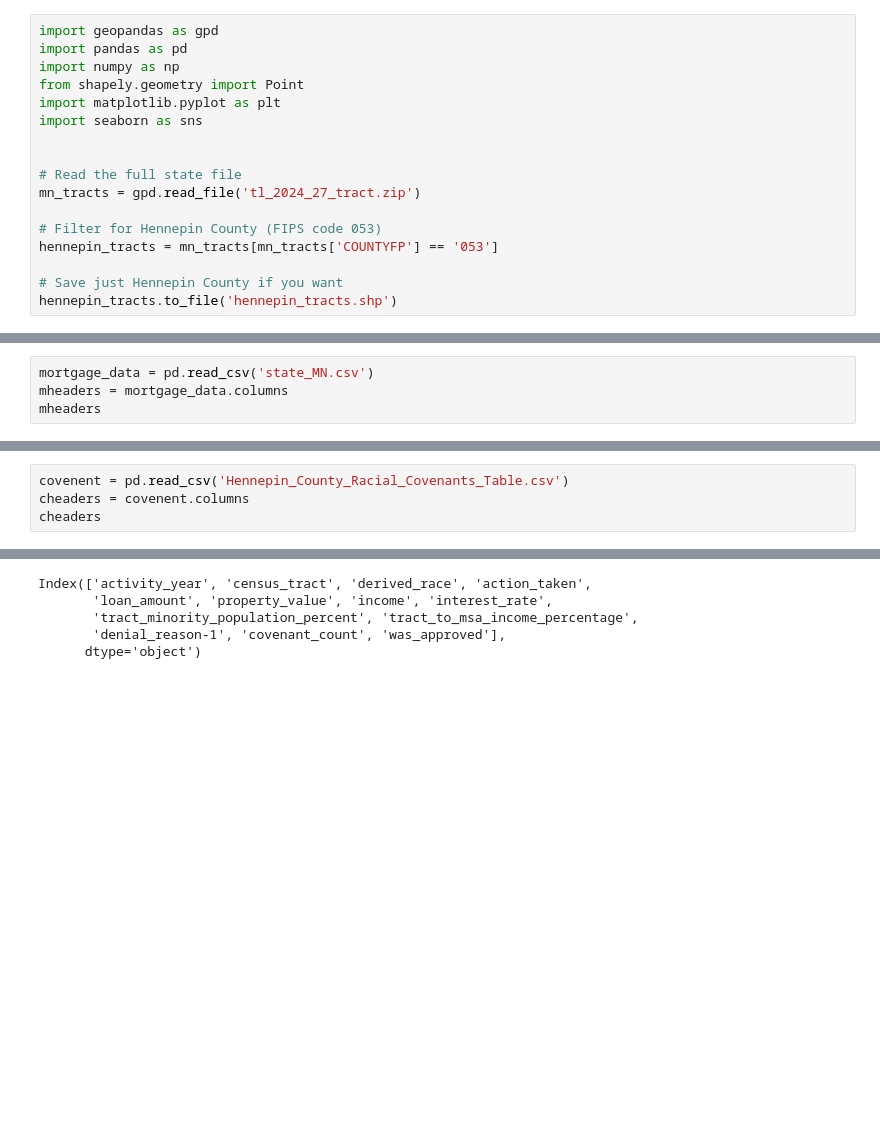
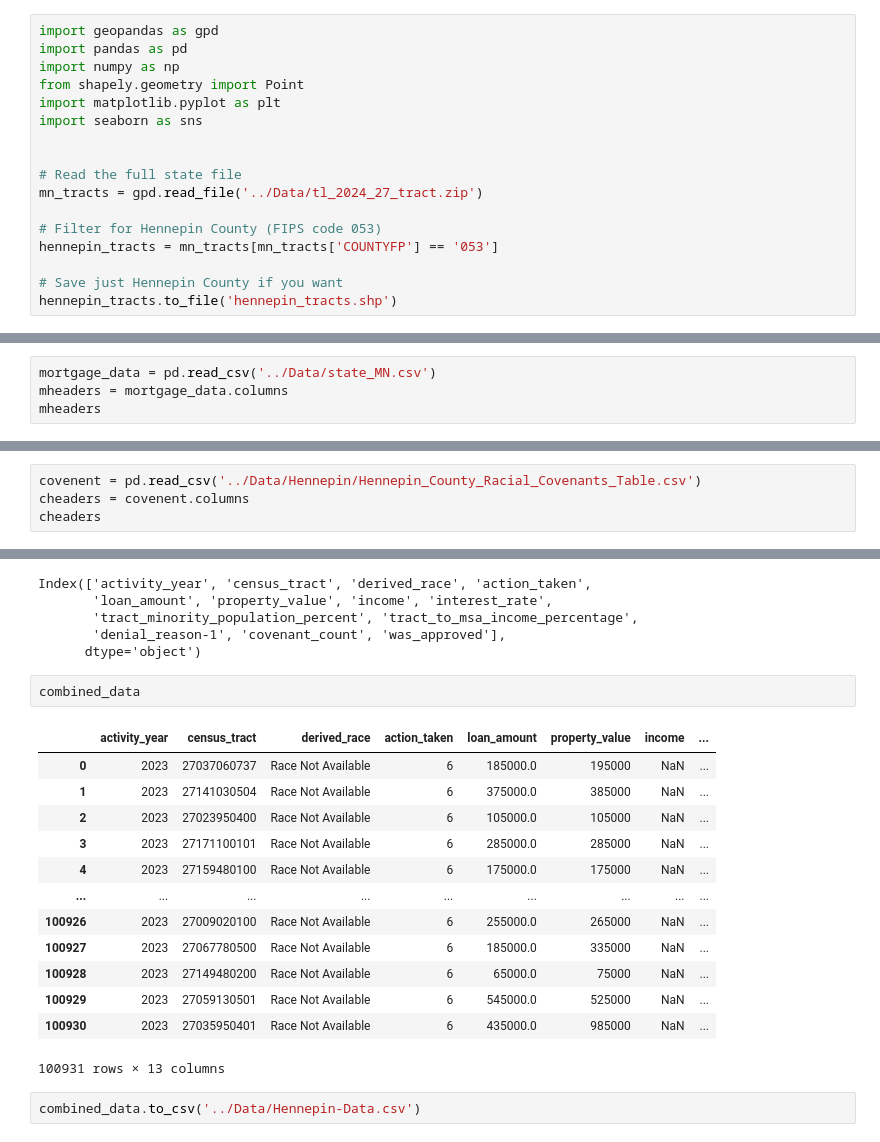
Before and after one commit to IMOsbo/DATA6550-Housing-Bias, a Jupyter notebook: Code/housing-data-student-notebook.ipynb, the cells around one changed output, grey strips where cells are left out. Cells and saved outputs as stored; diff of their text form; blank space fills up the shorter version.

Commit message:
Added Data Files and ran Notebook

```diff
--- a/Code/housing-data-student-notebook.ipynb
+++ b/Code/housing-data-student-notebook.ipynb
@@ -291,7 +291,7 @@ import seaborn as sns
 
 
 # Read the full state file
-mn_tracts = gpd.read_file('tl_2024_27_tract.zip')
+mn_tracts = gpd.read_file('../Data/tl_2024_27_tract.zip')
 
 # Filter for Hennepin County (FIPS code 053)
 hennepin_tracts = mn_tracts[mn_tracts['COUNTYFP'] == '053']
@@ -309,7 +307,7 @@ We now reading the mortgage data for Minnesota in 2023.
 
 Data is available back to 2018.
 # %%
-mortgage_data = pd.read_csv('state_MN.csv')
+mortgage_data = pd.read_csv('../Data/state_MN.csv')
 mheaders = mortgage_data.columns
 mheaders
 # %% [output]
@@ -345,7 +343,7 @@ This is loan_purpose == 1
 # filter by loan_purpose = 1 (home purchase)
 mortgage_data = mortgage_data[mortgage_data['loan_purpose'] == 1]
 # %%
-covenent = pd.read_csv('Hennepin_County_Racial_Covenants_Table.csv')
+covenent = pd.read_csv('../Data/Hennepin/Hennepin_County_Racial_Covenants_Table.csv')
 cheaders = covenent.columns
 cheaders
 # %% [output]
@@ -554,3 +552,21 @@ Index(['activity_year', 'census_tract', 'derived_race', 'action_taken',
        'tract_minority_population_percent', 'tract_to_msa_income_percentage',
        'denial_reason-1', 'covenant_count', 'was_approved'],
       dtype='object')
+# %%
+combined_data
+# %% [output]
+|  | activity_year | census_tract | derived_race | action_taken | loan_amount | property_value | income | ... |
+| 0 | 2023 | 27037060737 | Race Not Available | 6 | 185000.0 | 195000 | NaN | ... |
+| 1 | 2023 | 27141030504 | Race Not Available | 6 | 375000.0 | 385000 | NaN | ... |
+| 2 | 2023 | 27023950400 | Race Not Available | 6 | 105000.0 | 105000 | NaN | ... |
+| 3 | 2023 | 27171100101 | Race Not Available | 6 | 285000.0 | 285000 | NaN | ... |
+| 4 | 2023 | 27159480100 | Race Not Available | 6 | 175000.0 | 175000 | NaN | ... |
+| ... | ... | ... | ... | ... | ... | ... | ... | ... |
+| 100926 | 2023 | 27009020100 | Race Not Available | 6 | 255000.0 | 265000 | NaN | ... |
+| 100927 | 2023 | 27067780500 | Race Not Available | 6 | 185000.0 | 335000 | NaN | ... |
+| 100928 | 2023 | 27149480200 | Race Not Available | 6 | 65000.0 | 75000 | NaN | ... |
+| 100929 | 2023 | 27059130501 | Race Not Available | 6 | 545000.0 | 525000 | NaN | ... |
+| 100930 | 2023 | 27035950401 | Race Not Available | 6 | 435000.0 | 985000 | NaN | ... |
+100931 rows × 13 columns
+# %%
+combined_data.to_csv('../Data/Hennepin-Data.csv')
```
Also changed, not shown: parts of 2 cells of this notebook, 8 other files.
